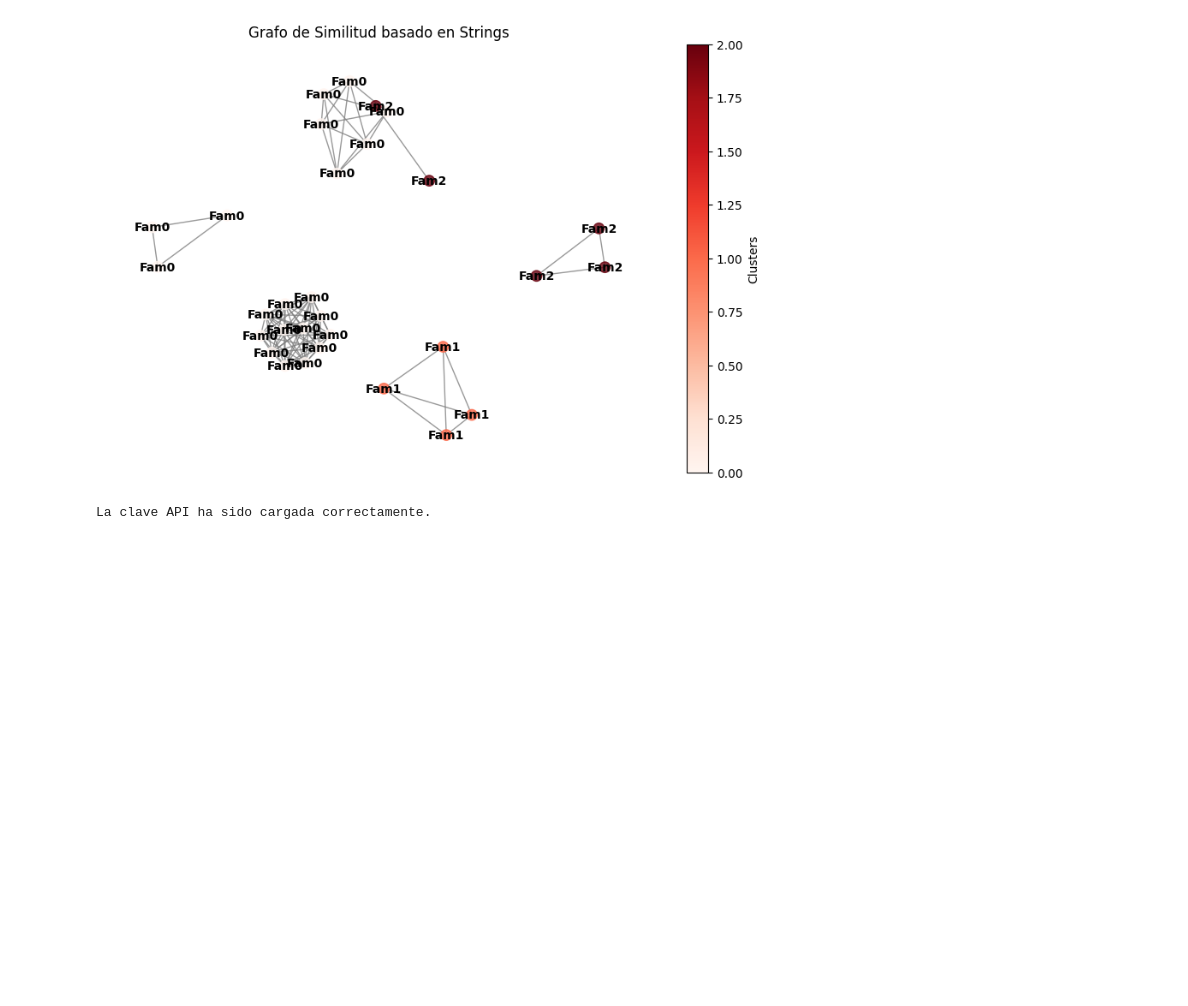
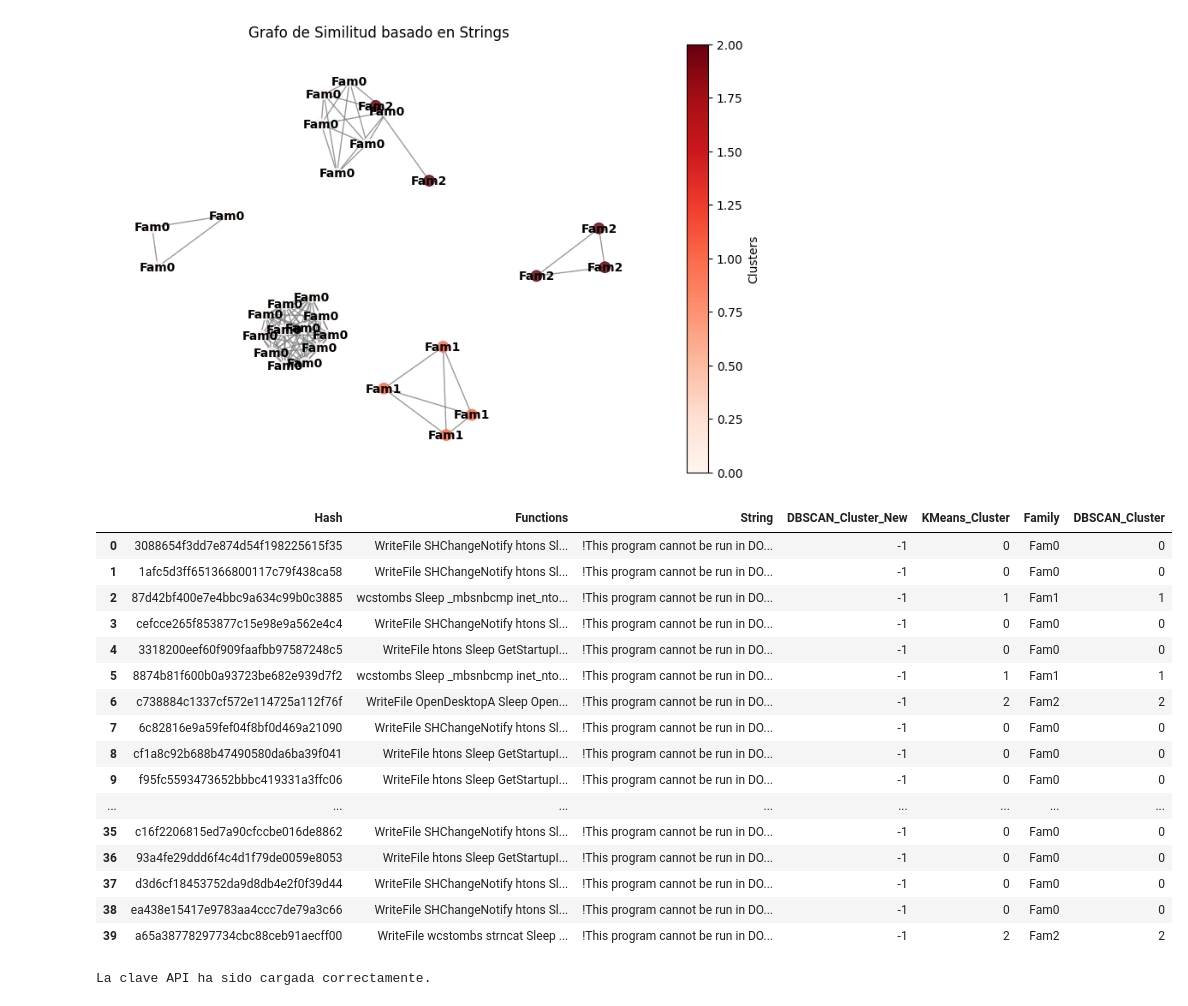
Before and after one commit to Overlord-slayer/Security_DS, a Jupyter notebook: lab4/lab4.ipynb, the cells around one changed output. Cells and saved outputs as stored; diff of their text form; code cells hidden in the pictures; blank space fills up the shorter version.

```diff
--- a/lab4/lab4.ipynb
+++ b/lab4/lab4.ipynb
@@ -387,0 +416,20 @@ df2.head(5)
+# %%
+df2
+# %% [output]
+|  | Hash | Functions | String | DBSCAN_Cluster_New | KMeans_Cluster | Family | DBSCAN_Cluster |
+| 0 | 3088654f3dd7e874d54f198225615f35 | WriteFile SHChangeNotify htons Sl... | !This program cannot be run in DO... | -1 | 0 | Fam0 | 0 |
+| 1 | 1afc5d3ff651366800117c79f438ca58 | WriteFile SHChangeNotify htons Sl... | !This program cannot be run in DO... | -1 | 0 | Fam0 | 0 |
+| 2 | 87d42bf400e7e4bbc9a634c99b0c3885 | wcstombs Sleep _mbsnbcmp inet_nto... | !This program cannot be run in DO... | -1 | 1 | Fam1 | 1 |
+| 3 | cefcce265f853877c15e98e9a562e4c4 | WriteFile SHChangeNotify htons Sl... | !This program cannot be run in DO... | -1 | 0 | Fam0 | 0 |
+| 4 | 3318200eef60f909faafbb97587248c5 | WriteFile htons Sleep GetStartupI... | !This program cannot be run in DO... | -1 | 0 | Fam0 | 0 |
+| 5 | 8874b81f600b0a93723be682e939d7f2 | wcstombs Sleep _mbsnbcmp inet_nto... | !This program cannot be run in DO... | -1 | 1 | Fam1 | 1 |
+| 6 | c738884c1337cf572e114725a112f76f | WriteFile OpenDesktopA Sleep Open... | !This program cannot be run in DO... | -1 | 2 | Fam2 | 2 |
+| 7 | 6c82816e9a59fef04f8bf0d469a21090 | WriteFile SHChangeNotify htons Sl... | !This program cannot be run in DO... | -1 | 0 | Fam0 | 0 |
+| 8 | cf1a8c92b688b47490580da6ba39f041 | WriteFile htons Sleep GetStartupI... | !This program cannot be run in DO... | -1 | 0 | Fam0 | 0 |
+| 9 | f95fc5593473652bbbc419331a3ffc06 | WriteFile htons Sleep GetStartupI... | !This program cannot be run in DO... | -1 | 0 | Fam0 | 0 |
+| ... | ... | ... | ... | ... | ... | ... | ... |
+| 35 | c16f2206815ed7a90cfccbe016de8862 | WriteFile SHChangeNotify htons Sl... | !This program cannot be run in DO... | -1 | 0 | Fam0 | 0 |
+| 36 | 93a4fe29ddd6f4c4d1f79de0059e8053 | WriteFile htons Sleep GetStartupI... | !This program cannot be run in DO... | -1 | 0 | Fam0 | 0 |
+| 37 | d3d6cf18453752da9d8db4e2f0f39d44 | WriteFile SHChangeNotify htons Sl... | !This program cannot be run in DO... | -1 | 0 | Fam0 | 0 |
+| 38 | ea438e15417e9783aa4ccc7de79a3c66 | WriteFile SHChangeNotify htons Sl... | !This program cannot be run in DO... | -1 | 0 | Fam0 | 0 |
+| 39 | a65a38778297734cbc88ceb91aecff00 | WriteFile wcstombs strncat Sleep ... | !This program cannot be run in DO... | -1 | 2 | Fam2 | 2 |
```
Also changed, not shown: parts of 22 cells of this notebook, 1 other file.
